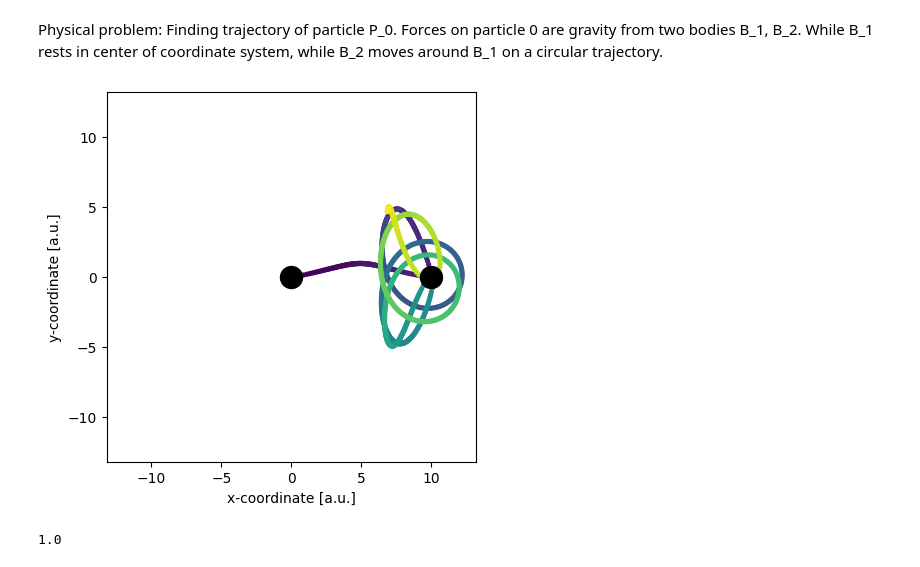
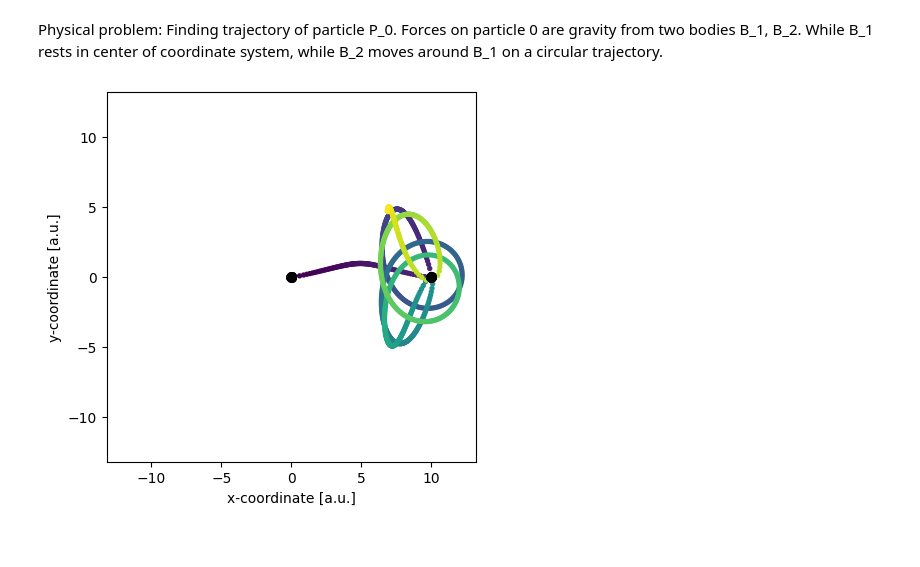
Before and after one commit to Felix-Busse/Recurrent_NNR, a Jupyter notebook: Recurrent_NNR.ipynb, the cells around one changed output. Cells and saved outputs as stored; diff of their text form; code cells hidden in the pictures.

```diff
--- a/Recurrent_NNR.ipynb
+++ b/Recurrent_NNR.ipynb
@@ -118,27 +118,41 @@ class space_particle(space_body):
         ax.scatter(self.solution.x, self.solution.y, c=self.solution.t, s=8)
         if bodies != None:
             for i, body in enumerate(bodies):
-                ax.scatter(body.x, body.y, c='k', s=250)
+                # Draw n points on the radius of each space_body
+                n = 50
+                x_circle = np.array([body.r * np.sin(i*2*np.pi/n) for i in range(1, n+1)])
+                y_circle = np.array([body.r * np.cos(i*2*np.pi/n) for i in range(1, n+1)])
+                ax.scatter(body.x + x_circle, body.y + y_circle, c='k', s=12)
+
+# Function to plot trajectories
+def compare_trajectory(a, b):
+    '''Function creates plot of two trajectories a, b.
+    a,b  have to be 2D arrays with shape (n, 2) with stored x- and y-positions'''
+    fig, ax = plt.subplots()
+    ax.set_xlabel('x-coordinate [a.u.]')
+    ax.set_ylabel('y-coordinate [a.u.]')
+    ax.set_aspect(aspect='equal', adjustable='box') # force same scale for both axes
+    abs_max_axes = np.array(np.abs(a).max(), np.abs(b).max()).max() + 1# maximum of absolute values of coordinates x,y
+    ax.set_xlim(-abs_max_axes, abs_max_axes)
+    ax.set_ylim(-abs_max_axes, abs_max_axes)
+    ax.scatter(a.T[0], a.T[1], c='black', s=8)
+    ax.scatter(b.T[0], b.T[1], c='red', s=8)
 # %%
-# First example: No B_2, just P_0 with force from B_1
+# First example: Two space_body act on space_partivle P_=
 G = 1 # Gravitational constant
 
 # Create body in center of coordinate system with big mass
-B_1 = space_body(position=[0, 0], mass=1.0, radius=0.05)
+B_1 = space_body(position=[0, 0], mass=1.0, radius=0.15)
 # Create body in 10 unit distance along x from B_1
-B_2 = space_body(position=[10, 0], mass=1.0, radius=0.05)
+B_2 = space_body(position=[10, 0], mass=1.0, radius=0.15)
 
 # Create particle that contains velocity, as well
 P_0 = space_particle(position=[0.15, 0], velocity=[3.55, .455], mass=0.05, radius=0.05)
 # velocity=[3.55, .45]
 
 # Integrate equation of motion in presence of B_1
 P_0.integrate(G, [B_1, B_2], t_span=(0, 200), n_points=1000)
 # Display result in a plot of trajectory
 P_0.show_trajectory(bodies=[B_1, B_2])
 # %% [output]
-[figure, old version]
+[figure, new version]
-# %%
-P_0.solution[['x', 'y']].abs().max().max()
-# %% [output]
-1.0
```
Also changed, not shown: parts of 11 cells of this notebook.
